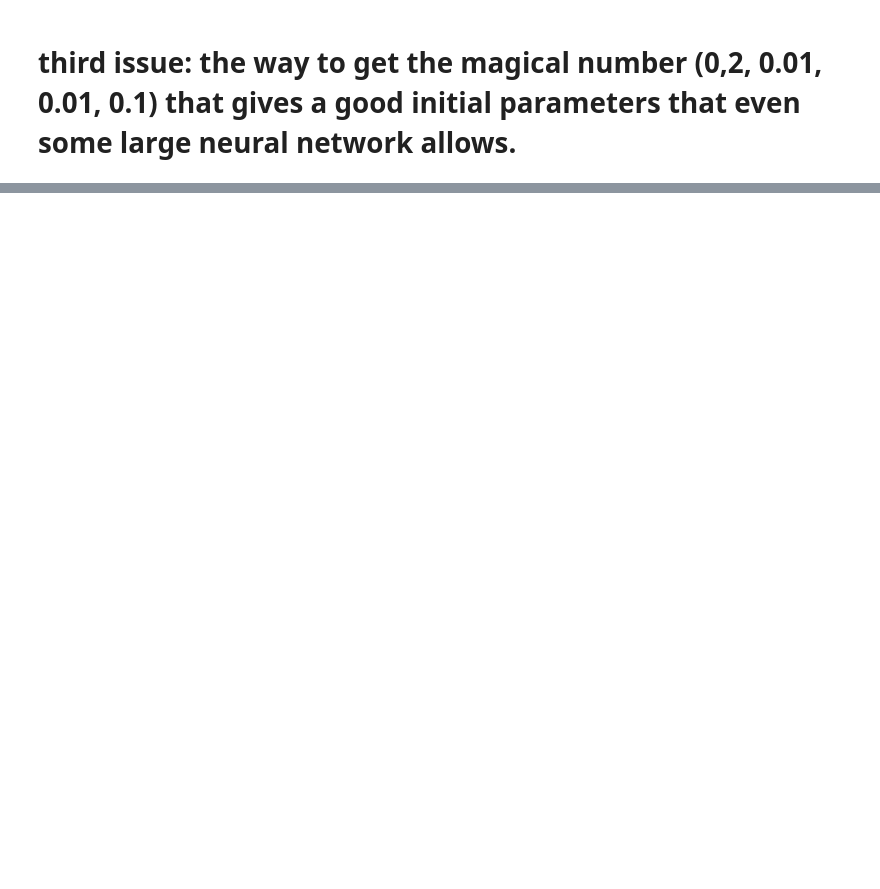
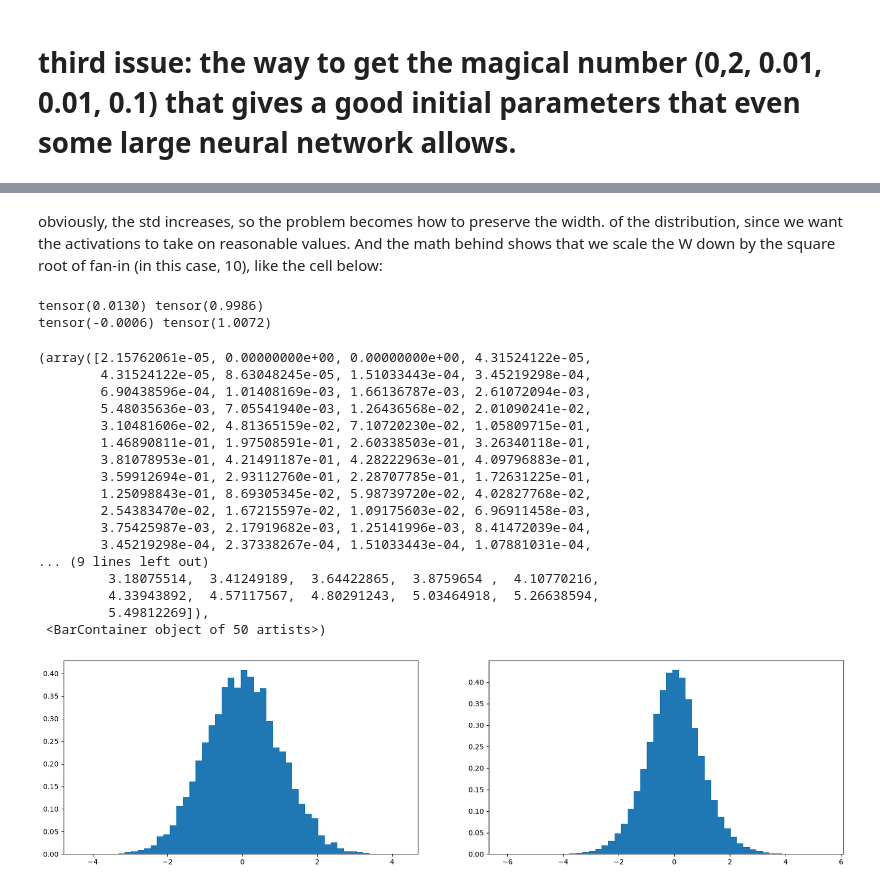
Before and after one commit to ericz8822-cmyk/nn-zero-to-hero-practice, a Jupyter notebook: lecture4.ipynb, the cells around one changed output, grey strips where cells are left out. Cells and saved outputs as stored; diff of their text form; code cells hidden in the pictures; blank space fills up the shorter version.

```diff
--- a/lecture4.ipynb
+++ b/lecture4.ipynb
@@ -653,0 +667,34 @@ y =
+# %% [markdown]
+obviously, the std increases, so the problem becomes how to preserve the width. of the distribution, since we want the activations to take on reasonable values. And the math behind shows that we scale the W down by the square root of fan-in (in this case, 10), like the cell below:
+# %%
+X = torch.randn(1000, 10)
+W = torch.randn(10, 200) / 10 ** 0.5
+y = X @ W
+print(X.mean(), X.std())
+print(y.mean(), y.std())
+plt.figure(figsize = (20, 5))
+plt.subplot(121)
+plt.hist(X.view(-1).tolist(), 50, density = True)
+plt.subplot(122)
+plt.hist(y.view(-1).tolist(), 50, density = True)
+# %% [output]
+tensor(0.0130) tensor(0.9986)
+tensor(-0.0006) tensor(1.0072)
+(array([2.15762061e-05, 0.00000000e+00, 0.00000000e+00, 4.31524122e-05,
+        4.31524122e-05, 8.63048245e-05, 1.51033443e-04, 3.45219298e-04,
+        6.90438596e-04, 1.01408169e-03, 1.66136787e-03, 2.61072094e-03,
+        5.48035636e-03, 7.05541940e-03, 1.26436568e-02, 2.01090241e-02,
+        3.10481606e-02, 4.81365159e-02, 7.10720230e-02, 1.05809715e-01,
+        1.46890811e-01, 1.97508591e-01, 2.60338503e-01, 3.26340118e-01,
+        3.81078953e-01, 4.21491187e-01, 4.28222963e-01, 4.09796883e-01,
+        3.59912694e-01, 2.93112760e-01, 2.28707785e-01, 1.72631225e-01,
+        1.25098843e-01, 8.69305345e-02, 5.98739720e-02, 4.02827768e-02,
+        2.54383470e-02, 1.67215597e-02, 1.09175603e-02, 6.96911458e-03,
+        3.75425987e-03, 2.17919682e-03, 1.25141996e-03, 8.41472039e-04,
+        3.45219298e-04, 2.37338267e-04, 1.51033443e-04, 1.07881031e-04,
+... (9 lines left out)
+         3.18075514,  3.41249189,  3.64422865,  3.8759654 ,  4.10770216,
+         4.33943892,  4.57117567,  4.80291243,  5.03464918,  5.26638594,
+         5.49812269]),
+ <BarContainer object of 50 artists>)
+[figure, added]
```
Also changed, not shown: parts of 60 cells of this notebook, 4 other files.
